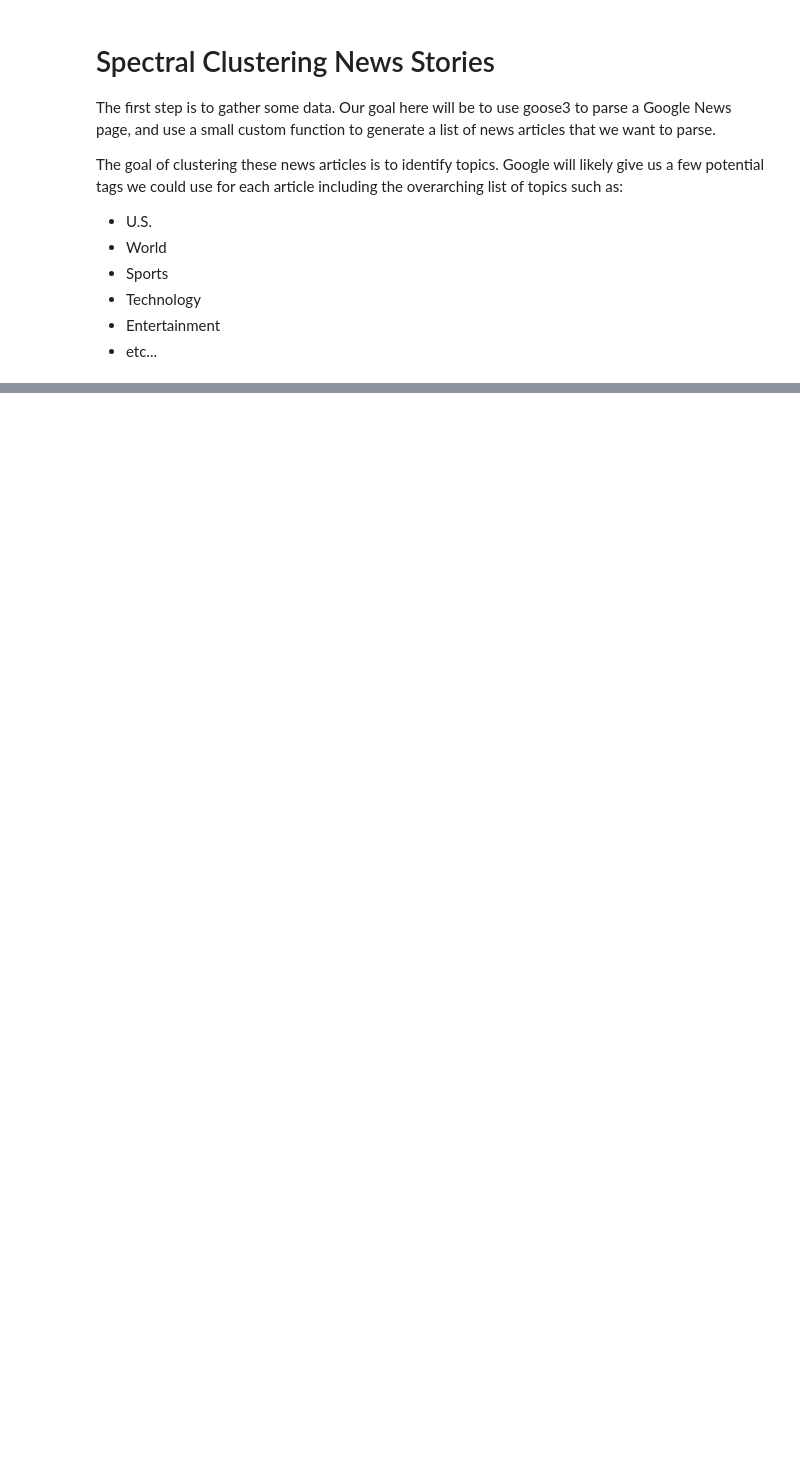
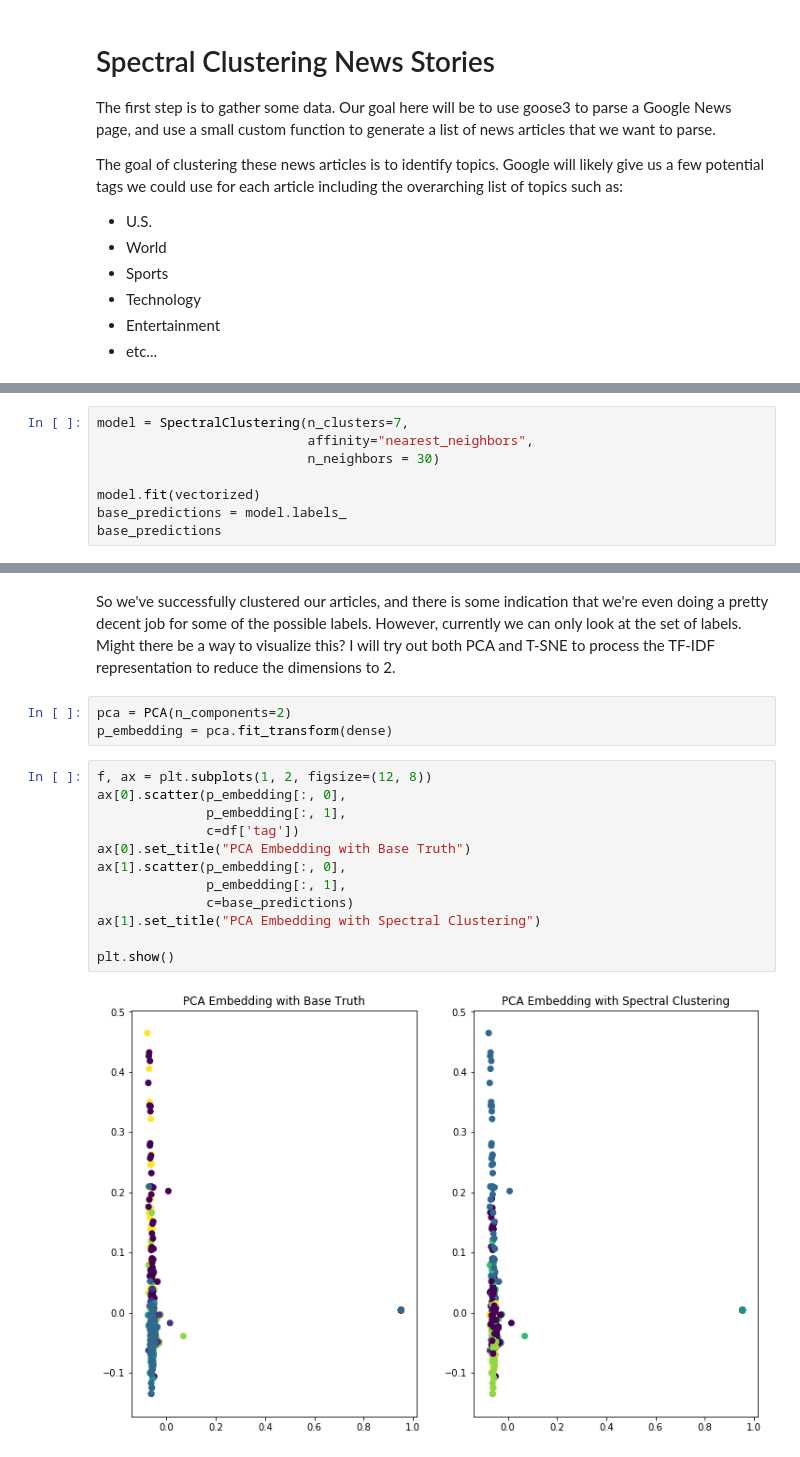
Before and after one commit to mrklees/Data-Science-And-Big-Data-Analytics, a Jupyter notebook: 1.2.2 Spectral Clustering News Stories.ipynb, the cells around one changed output, grey strips where cells are left out. Saved outputs shown, nothing was run; the diff lists cells and outputs as text; blank space fills up the shorter version.

```diff
--- a/1.2.2 Spectral Clustering News Stories.ipynb
+++ b/1.2.2 Spectral Clustering News Stories.ipynb
@@ -86,0 +109,8 @@ df.head()
+# %%
+model = SpectralClustering(n_clusters=7,
+                           affinity="nearest_neighbors",
+                           n_neighbors = 30)
+
+model.fit(vectorized)
+base_predictions = model.labels_
+base_predictions
@@ -86,0 +135,19 @@ df.head()
+# %% [markdown]
+So we've successfully clustered our articles, and there is some indication that we're even doing a pretty decent job for some of the possible labels.  However, currently we can only look at the set of labels.  Might there be a way to visualize this?  I will try out both PCA and T-SNE to process the TF-IDF representation to reduce the dimensions to 2.
+# %%
+pca = PCA(n_components=2)
+p_embedding = pca.fit_transform(dense)
+# %%
+f, ax = plt.subplots(1, 2, figsize=(12, 8))
+ax[0].scatter(p_embedding[:, 0],
+              p_embedding[:, 1],
+              c=df['tag'])
+ax[0].set_title("PCA Embedding with Base Truth")
+ax[1].scatter(p_embedding[:, 0],
+              p_embedding[:, 1],
+              c=base_predictions)
+ax[1].set_title("PCA Embedding with Spectral Clustering")
+
+plt.show()
+# %% [output]
+[figure, added]
```
Also changed, not shown: parts of 13 cells of this notebook, 3 other files.
